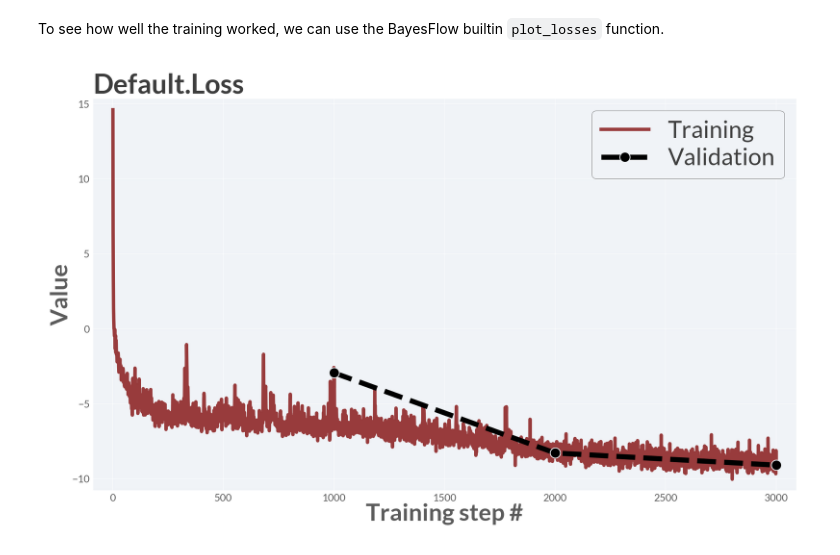
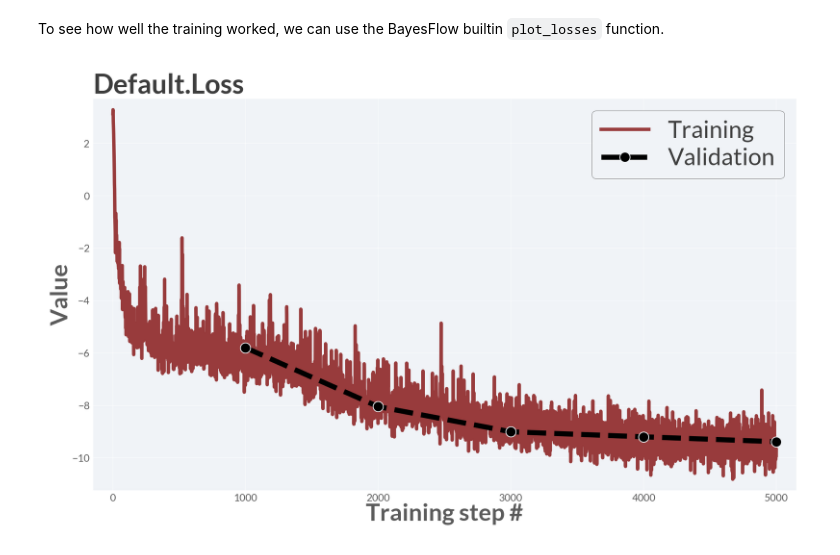
Before and after one commit to mrazomej/scribe, a Jupyter notebook: sandbox/growth_rate_inference.ipynb, the cells around one changed output. Saved outputs shown, nothing was run; the diff lists cells and outputs as text; code cells hidden in the pictures.

```diff
--- a/sandbox/growth_rate_inference.ipynb
+++ b/sandbox/growth_rate_inference.ipynb
@@ -53,7 +53,9 @@ Using BayesFlow, we define these priors as `Prior` objects from which random sam
 # Set the random number generator to be used
 RNG = np.random.default_rng()
 
-#Define the prior function and load it as a Prior object
+# Define the prior function and load it as a Prior object
+
+
 def prior_fn():
     """
     Defines the joint prior distributison over M_0, labmda, and sigma
@@ -62,7 +64,10 @@ def prior_fn():
     lam = np.abs(RNG.normal(0, 1))
     sigma = np.abs(RNG.normal(0, 0.25))
     return np.array([M_0, lam, sigma])
-prior = bf.simulation.Prior(prior_fun=prior_fn, param_names=[r'$M_O$', '$\lambda$', '$\sigma$'])
+
+
+prior = bf.simulation.Prior(prior_fun=prior_fn, param_names=[
+                            r'$M_O$', '$\lambda$', '$\sigma$'])
 # %% [markdown]
 With the prior defined, we can now draw samples from them!
 # %%
@@ -242,7 +248,8 @@ We can now stitch together the `Prior` object and the `Simulator` to create a
 generative model
 # %%
 trainer = bf.trainers.Trainer(amortizer=amortizer, generative_model=model)
-history = trainer.train_online(epochs=5, iterations_per_epoch=1000,  batch_size=32)
+history = trainer.train_online(
+    epochs=5, iterations_per_epoch=1000,  batch_size=32, validation_sims=200)
 # %% [output]
 INFO:root:Performing a consistency check with provided components...
 INFO:root:Done.
@@ -284,10 +276,11 @@ history
 To see how well the training worked, we can use the BayesFlow builtin `plot_losses`
 function.
 # %%
-fig = bf.diagnostics.plot_losses(history["train_losses"], history["val_losses"], moving_average=True)
+fig = bf.diagnostics.plot_losses(
+    history["train_losses"], history["val_losses"], moving_average=True)
 ax = fig.get_axes()
 # ax[0].set_yscale('log')
 fig.set_figwidth(6)
 fig.set_figheight(4)
 # %% [output]
-[figure, old version]
+[figure, new version]
```
Also changed, not shown: parts of 23 cells of this notebook.
